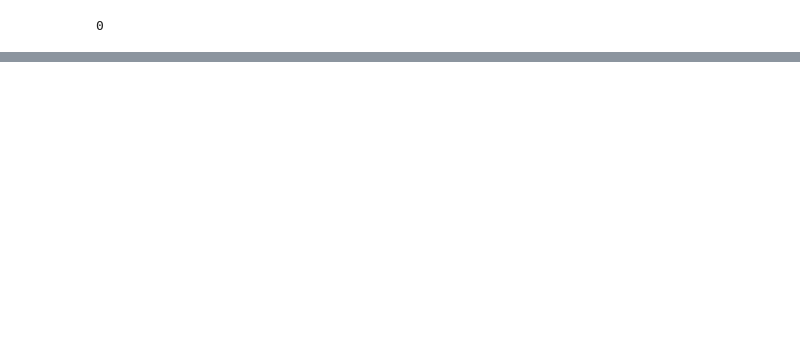
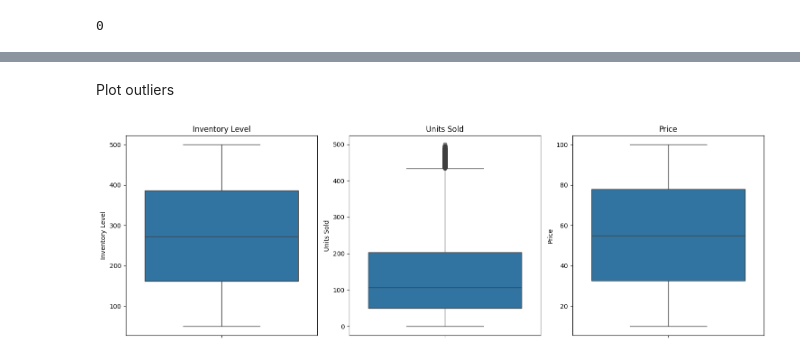
Before and after one commit to lgerardino/Inventory-analysis-and-Optimization, a Jupyter notebook: notebook4476dc0b40.ipynb, the cells around one changed output, grey strips where cells are left out. Cells and saved outputs as stored; diff of their text form; code cells hidden in the pictures; blank space fills up the shorter version.

```diff
--- a/notebook4476dc0b40.ipynb
+++ b/notebook4476dc0b40.ipynb
@@ -115,0 +186,25 @@ df.describe()
+# %% [markdown]
+Plot outliers
+# %%
+# prompt: create a blox plot to show outliers inventory level, units sold, price
+import matplotlib.pyplot as plt
+import seaborn as sns
+# Create the box plots
+plt.figure(figsize=(15, 5))
+
+plt.subplot(1, 3, 1)
+sns.boxplot(y=df['Inventory Level'])
+plt.title('Inventory Level')
+
+plt.subplot(1, 3, 2)
+sns.boxplot(y=df['Units Sold'])
+plt.title('Units Sold')
+
+plt.subplot(1, 3, 3)
+sns.boxplot(y=df['Price'])
+plt.title('Price')
+
+plt.tight_layout()
+plt.show()
+# %% [output]
+[figure, added]
```
Also changed, not shown: parts of 7 cells of this notebook.
